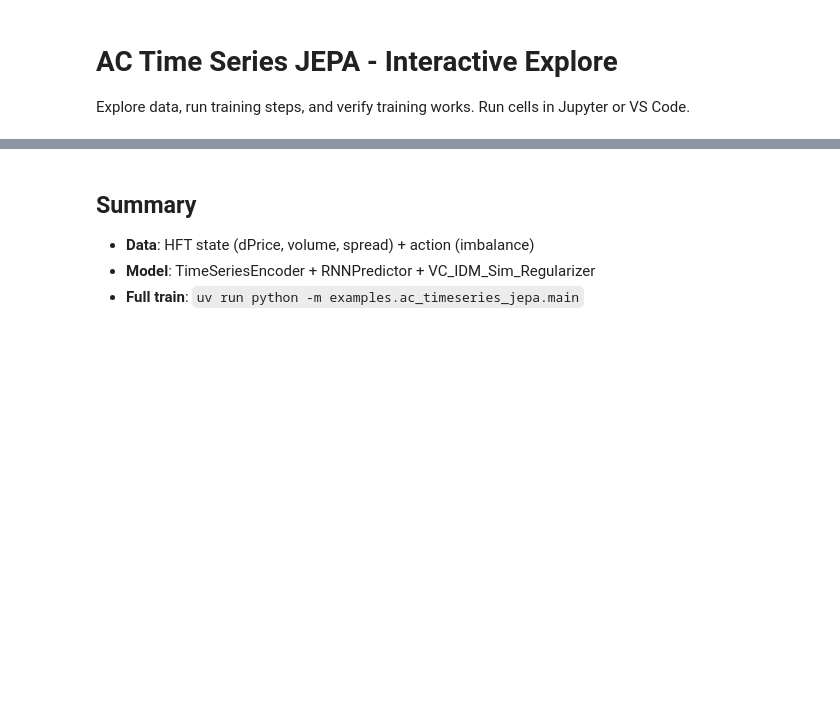
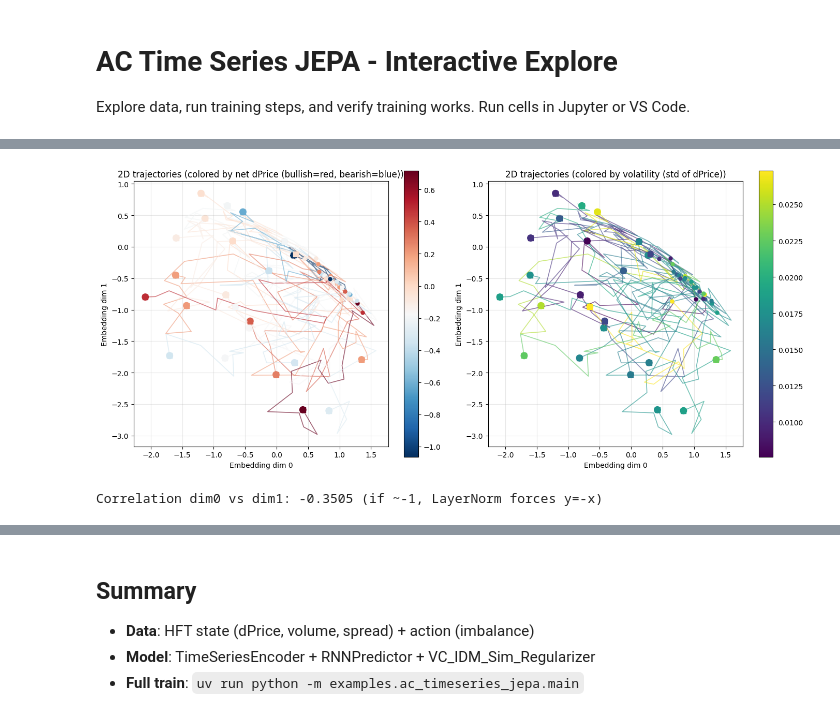
Before and after one commit to janisaiad/hft_jepa, a Jupyter notebook: notebooks/ac_timeseries_jepa_explore.ipynb, the cells around one changed output, grey strips where cells are left out. Saved outputs shown, nothing was run; the diff lists cells and outputs as text; code cells hidden in the pictures; blank space fills up the shorter version.

Commit message:
training seems good

```diff
--- a/notebooks/ac_timeseries_jepa_explore.ipynb
+++ b/notebooks/ac_timeseries_jepa_explore.ipynb
@@ -98,5 +113,6 @@ print("Model built. Encoder out dim:", encoder.mlp_output_dim)
 # %%
-NUM_STEPS = 50
+NUM_EPOCHS = 3
+NUM_STEPS = len(loader) * NUM_EPOCHS
 losses = []
 
 for step, (x_b, a_b, loc_b, _, _) in enumerate(loader):
@@ -105,29 +121,36 @@ for step, (x_b, a_b, loc_b, _, _) in enumerate(loader):
     x_b = x_b.permute(0, 2, 1, 3, 4).to(device)
     a_b = a_b.permute(0, 2, 1).to(device)
     loc_b = loc_b.permute(0, 2, 1).to(device)
+    # we replace any nan/inf in batch to avoid training collapse
+    x_b = torch.nan_to_num(x_b, nan=0.0, posinf=0.0, neginf=0.0)
+    a_b = torch.nan_to_num(a_b, nan=0.0, posinf=0.0, neginf=0.0)
+    loc_b = torch.nan_to_num(loc_b, nan=0.0, posinf=0.0, neginf=0.0)
 
     jepa_opt.zero_grad()
-    with autocast(device.type, enabled=True, dtype=dtype):
+    with autocast(device.type, enabled=False, dtype=dtype):
         _, (jepa_loss, regl, _, _, pl) = jepa.unroll(
             x_b, a_b, nsteps=nsteps,
             unroll_mode="autoregressive", ctxt_window_time=1,
             compute_loss=True, return_all_steps=False,
         )
     scaler.scale(jepa_loss).backward()
+    torch.nn.utils.clip_grad_norm_(jepa.parameters(), max_norm=1.0)
     scaler.step(jepa_opt)
     scaler.update()
 
     probe_opt.zero_grad()
-    with autocast(device.type, enabled=True, dtype=dtype):
+    with autocast(device.type, enabled=False, dtype=dtype):
         probe_loss = state_prober(
             observations=x_b[:, :, :1],
             targets=loc_b[:, :, :1],
         )
     scaler.scale(probe_loss).backward()
+    torch.nn.utils.clip_grad_norm_(state_head.parameters(), max_norm=1.0)
     scaler.step(probe_opt)
     scaler.update()
 
     total = jepa_loss.item() + probe_loss.item()
     losses.append({"total": total, "jepa": jepa_loss.item(), "pred": pl.item(), "probe": probe_loss.item()})
-    if step % 10 == 0:
-        print(f"Step {step:3d} | loss={total:.4f} | pred={pl.item():.4f} | probe={probe_loss.item():.4f}")
+    log_every = max(1, NUM_STEPS // 20)
+    if step % log_every == 0 or step == NUM_STEPS - 1:
+        print(f"Step {step:4d}/{NUM_STEPS} | loss={total:.4f} | pred={pl.item():.4f} | probe={probe_loss.item():.4f}")
@@ -158,0 +207,53 @@ print("Encoded shape:", z.shape)
+# %%
+# goal: see if embeddings capture dPrice direction (bullish/bearish) and volatility (leverage effects)
+jepa.eval()
+all_z, all_loc = [], []
+with torch.no_grad():
+    for i, (x_b, _, loc_b, _, _) in enumerate(loader):
+        if i >= 32:
+            break
+        x_b = x_b.permute(0, 2, 1, 3, 4).to(device)
+        x_b = torch.nan_to_num(x_b, nan=0.0, posinf=0.0, neginf=0.0)
+        z_b = jepa.encode(x_b)
+        all_z.append(z_b.cpu())
+        all_loc.append(loc_b)
+z_all = torch.cat(all_z, dim=0)
+loc_all = torch.cat(all_loc, dim=0)
+z_2d = z_all[:, :, :, 0, 0].permute(0, 2, 1)
+# loc: [B,T,8] with dPrice=loc[:,:,0], volume=loc[:,:,1], spread=loc[:,:,2]
+dprice = loc_all[:, :, 0]
+dprice_cumsum = dprice.cumsum(dim=1)
+bullish_bearish = (dprice_cumsum[:, -1] - dprice_cumsum[:, 0]).numpy()
+volatility = dprice.std(dim=1).numpy()
+n_traj = min(24, z_2d.shape[0])
+fig, axes = plt.subplots(1, 2, figsize=(14, 6))
+for ax_idx, (color_by, cmap_name, title_suffix) in enumerate([
+    (bullish_bearish, "RdBu_r", "colored by net dPrice (bullish=red, bearish=blue)"),
+    (volatility, "viridis", "colored by volatility (std of dPrice)"),
+]):
+    ax = axes[ax_idx]
+    sc = ax.scatter(z_2d[:n_traj, -1, 0].numpy(), z_2d[:n_traj, -1, 1].numpy(), c=color_by[:n_traj], cmap=cmap_name, s=80)
+    plt.colorbar(sc, ax=ax)
+    for i in range(n_traj):
+        zt = z_2d[i].numpy()
+        vmin, vmax = color_by[:n_traj].min(), color_by[:n_traj].max()
+        norm_val = (color_by[i] - vmin) / (vmax - vmin + 1e-8)
+        c = plt.get_cmap(cmap_name)(norm_val)
+        ax.plot(zt[:, 0], zt[:, 1], alpha=0.6, color=c, linewidth=1.2)
+        ax.scatter(zt[0, 0], zt[0, 1], s=25, color=c, marker="o", zorder=5)
+        ax.scatter(zt[-1, 0], zt[-1, 1], s=45, color=c, marker="s", zorder=5)
+    ax.set_xlabel("Embedding dim 0")
+    ax.set_ylabel("Embedding dim 1")
+    ax.set_title(f"2D trajectories ({title_suffix})")
+    ax.set_aspect("equal")
+    ax.grid(True, alpha=0.3)
+plt.tight_layout()
+plt.savefig(out_dir / "trajectories_2d.png", dpi=120)
+plt.show()
+# diagnostic: correlation dim0 vs dim1 (if use_final_ln=True, expect ~-1)
+z_flat = z_2d[:n_traj].reshape(-1, 2).numpy()
+corr = np.corrcoef(z_flat[:, 0], z_flat[:, 1])[0, 1]
+print(f"Correlation dim0 vs dim1: {corr:.4f} (if ~-1, LayerNorm forces y=-x)")
+# %% [output]
+[figure, added]
+Correlation dim0 vs dim1: -0.3505 (if ~-1, LayerNorm forces y=-x)
```
Also changed, not shown: parts of 11 cells of this notebook, 11 other files.
